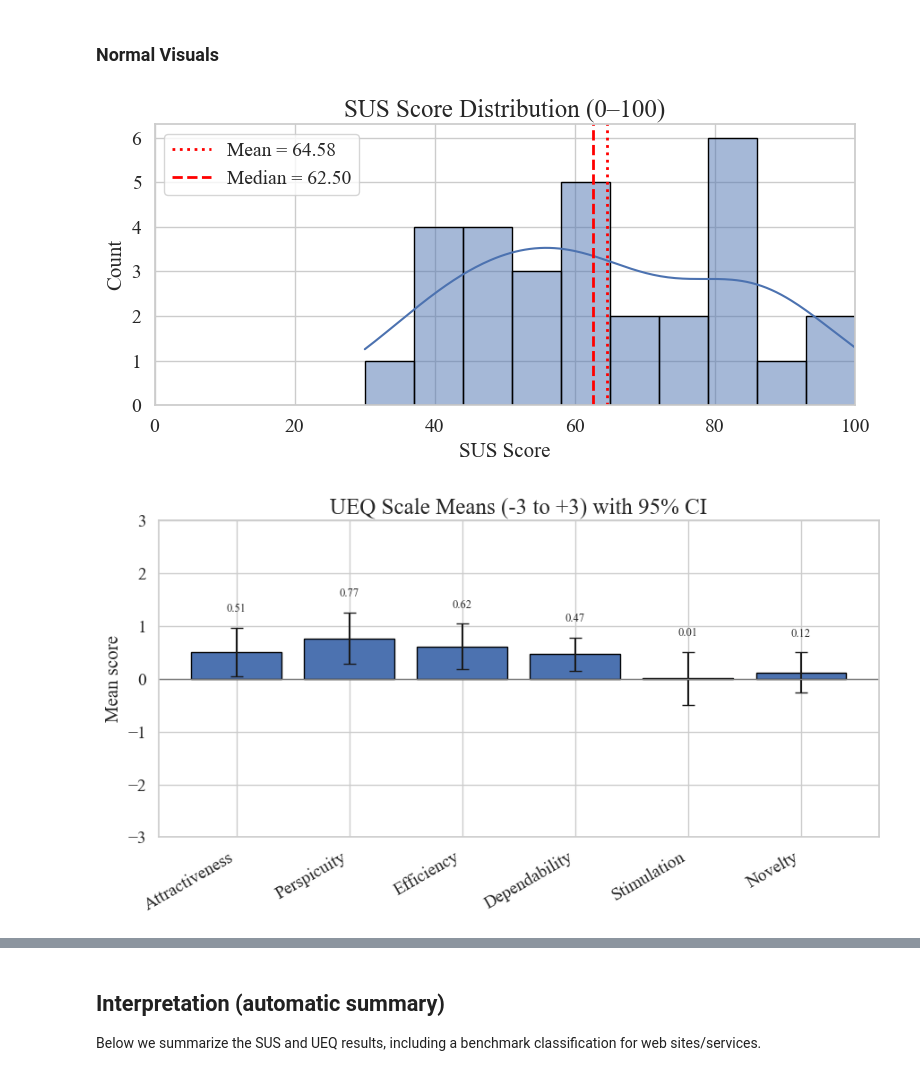
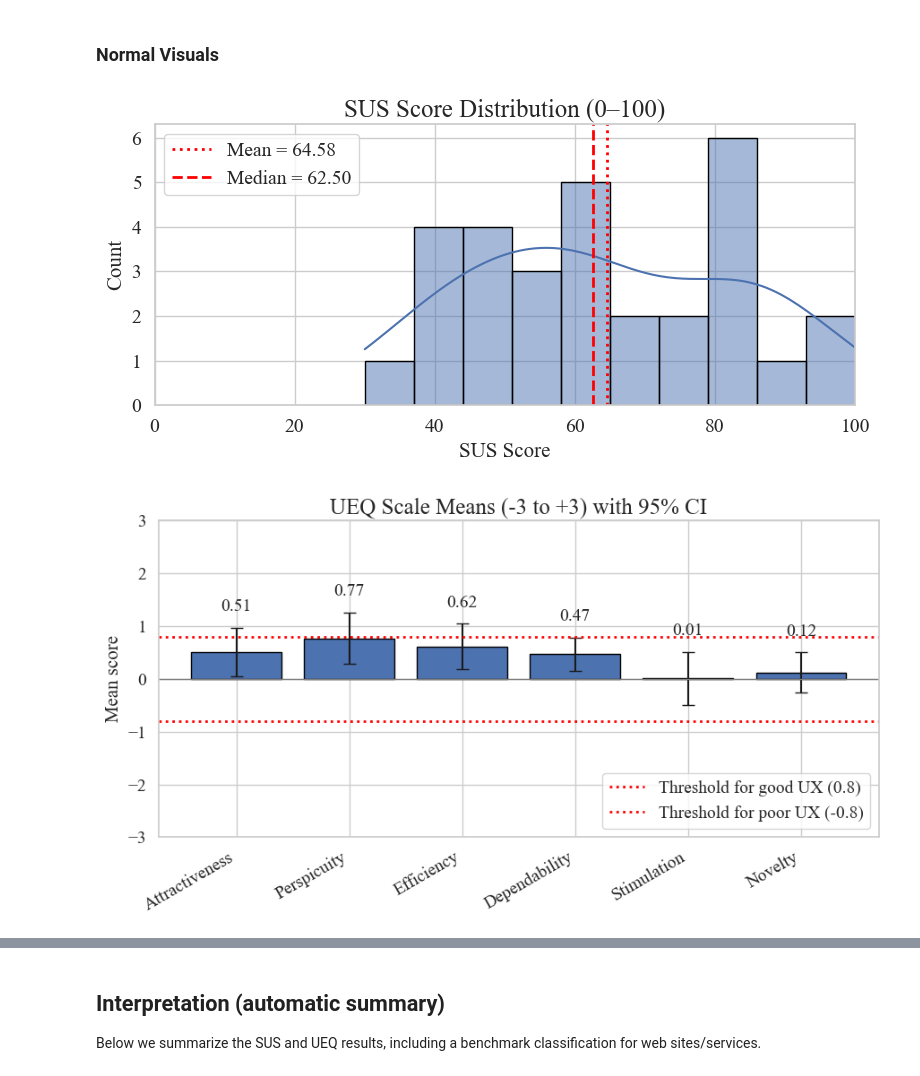
Before and after one commit to helict/health-habit-hub, a Jupyter notebook: analytics/survey_analytics.ipynb, the cells around one changed output, grey strips where cells are left out. Cells and saved outputs as stored; diff of their text form; code cells hidden in the pictures.

Commit message:
Update UEQ scales SVG: Adjust date, clip-path references, and add threshold indicators for UX metrics

```diff
--- a/analytics/survey_analytics.ipynb
+++ b/analytics/survey_analytics.ipynb
@@ -538,8 +538,13 @@ for bar, mean_val, ci_val in zip(bars, scale_df['mean'], scale_df['ci95']):
         f"{mean_val:.2f}",
         ha='center',
         va='bottom' if y >= 0 else 'top',
-        fontsize=9
+        fontsize=14
     )
+
+#lines for evaluation at |0.8|
+plt.axhline(0.8, color='red', linestyle=':', linewidth=2, label="Threshold for good UX (0.8)")
+plt.axhline(-0.8, color='red', linestyle=':', linewidth=2, label="Threshold for poor UX (-0.8)")
+plt.legend(loc='lower right')
 
 plt.tight_layout()
 plt.savefig("ueq_scales.svg", format="svg", bbox_inches="tight")
@@ -548,31 +553,31 @@ plt.show()
 # ----------------------------
 # 3) Item-level means (UEQ)
 # ----------------------------
 item_means = ueq_scored.mean().sort_values()
 
 plt.figure(figsize=(9, 8))
 ax = sns.barplot(
     x=item_means.values,
     y=item_means.index,
     orient='h',
     edgecolor='black'
 )
 
 plt.axvline(0, color='gray', linewidth=1)
 plt.title('UEQ Item Means (-3 to +3)')
 plt.xlabel('Mean score')
 plt.xlim(-3, 3)
 
 # Clean label placement
 for i, v in enumerate(item_means.values):
     if v >= 0:
         plt.text(v + 0.08, i, f"{v:.2f}", va='center', fontsize=14)
     else:
         plt.text(v - 0.30, i, f"{v:.2f}", va='center', fontsize=14)
 
 plt.tight_layout()
 plt.savefig("ueq_items.svg", format="svg", bbox_inches="tight")
 plt.show()
 # %% [output]
 [figure]
-[figure, old version]
+[figure, new version]
```
Also changed, not shown: parts of 1 cell of this notebook, 4 other files.
